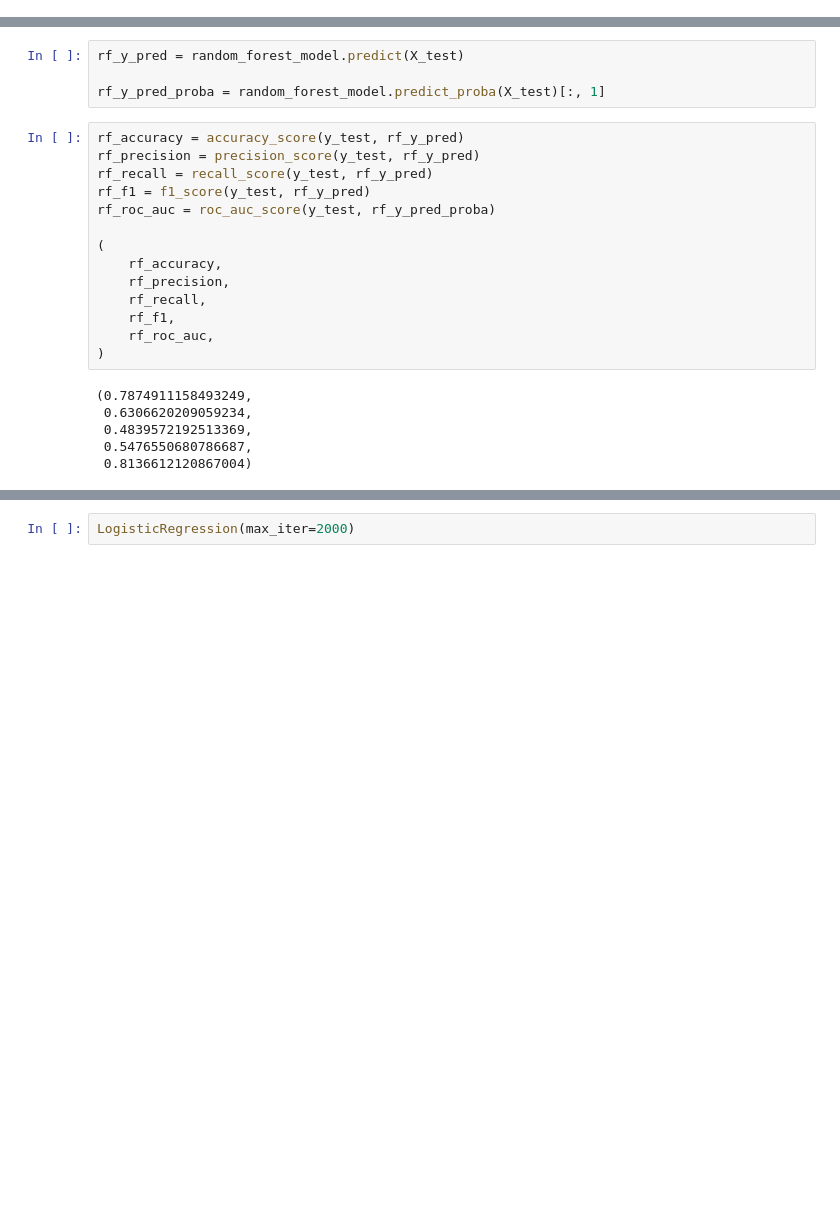
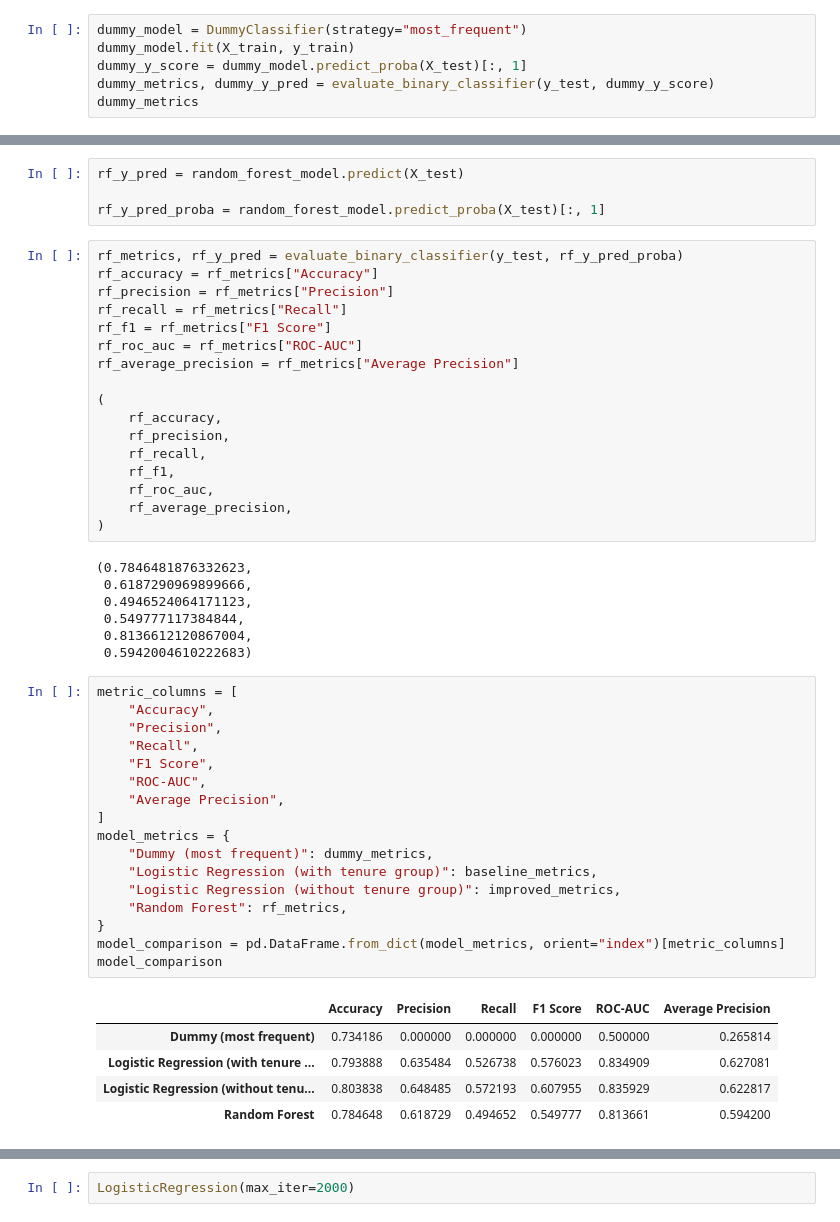
Before and after one commit to boraneak/Customer-Churn-Analysis, a Jupyter notebook: notebooks/churn_analysis.ipynb, the cells around one changed output, grey strips where cells are left out. Cells and saved outputs as stored; diff of their text form; blank space fills up the shorter version.

```diff
--- a/notebooks/churn_analysis.ipynb
+++ b/notebooks/churn_analysis.ipynb
@@ -1053 +1055,7 @@ The models are evaluated using the same training and test datasets to ensure a f
 from sklearn.ensemble import RandomForestClassifier
+# %%
+dummy_model = DummyClassifier(strategy="most_frequent")
+dummy_model.fit(X_train, y_train)
+dummy_y_score = dummy_model.predict_proba(X_test)[:, 1]
+dummy_metrics, dummy_y_pred = evaluate_binary_classifier(y_test, dummy_y_score)
+dummy_metrics
@@ -1081,11 +1097,13 @@ rf_y_pred = random_forest_model.predict(X_test)
 
 rf_y_pred_proba = random_forest_model.predict_proba(X_test)[:, 1]
 # %%
-rf_accuracy = accuracy_score(y_test, rf_y_pred)
-rf_precision = precision_score(y_test, rf_y_pred)
-rf_recall = recall_score(y_test, rf_y_pred)
-rf_f1 = f1_score(y_test, rf_y_pred)
-rf_roc_auc = roc_auc_score(y_test, rf_y_pred_proba)
+rf_metrics, rf_y_pred = evaluate_binary_classifier(y_test, rf_y_pred_proba)
+rf_accuracy = rf_metrics["Accuracy"]
+rf_precision = rf_metrics["Precision"]
+rf_recall = rf_metrics["Recall"]
+rf_f1 = rf_metrics["F1 Score"]
+rf_roc_auc = rf_metrics["ROC-AUC"]
+rf_average_precision = rf_metrics["Average Precision"]
 
 (
     rf_accuracy,
@@ -1093,11 +1111,36 @@ rf_roc_auc = roc_auc_score(y_test, rf_y_pred_proba)
     rf_recall,
     rf_f1,
     rf_roc_auc,
+    rf_average_precision,
 )
 # %% [output]
-(0.7874911158493249,
- 0.6306620209059234,
- 0.4839572192513369,
- 0.5476550680786687,
- 0.8136612120867004)
+(0.7846481876332623,
+ 0.6187290969899666,
+ 0.4946524064171123,
+ 0.549777117384844,
+ 0.8136612120867004,
+ 0.5942004610222683)
+# %%
+metric_columns = [
+    "Accuracy",
+    "Precision",
+    "Recall",
+    "F1 Score",
+    "ROC-AUC",
+    "Average Precision",
+]
+model_metrics = {
+    "Dummy (most frequent)": dummy_metrics,
+    "Logistic Regression (with tenure group)": baseline_metrics,
+    "Logistic Regression (without tenure group)": improved_metrics,
+    "Random Forest": rf_metrics,
+}
+model_comparison = pd.DataFrame.from_dict(model_metrics, orient="index")[metric_columns]
+model_comparison
+# %% [output]
+|  | Accuracy | Precision | Recall | F1 Score | ROC-AUC | Average Precision |
+| Dummy (most frequent) | 0.734186 | 0.000000 | 0.000000 | 0.000000 | 0.500000 | 0.265814 |
+| Logistic Regression (with tenure ... | 0.793888 | 0.635484 | 0.526738 | 0.576023 | 0.834909 | 0.627081 |
+| Logistic Regression (without tenu... | 0.803838 | 0.648485 | 0.572193 | 0.607955 | 0.835929 | 0.622817 |
+| Random Forest | 0.784648 | 0.618729 | 0.494652 | 0.549777 | 0.813661 | 0.594200 |
 # %% [markdown]
```
Also changed, not shown: parts of 46 cells of this notebook, 4 other files.
